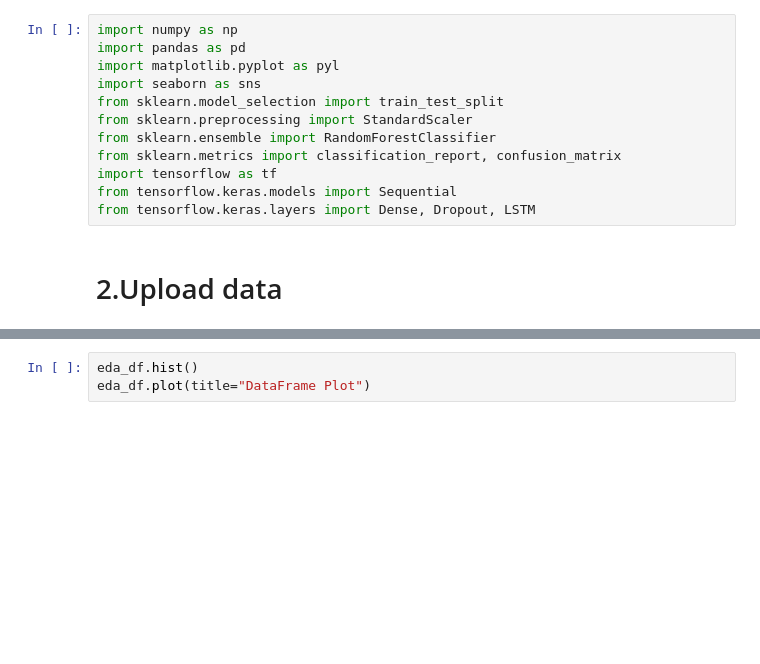
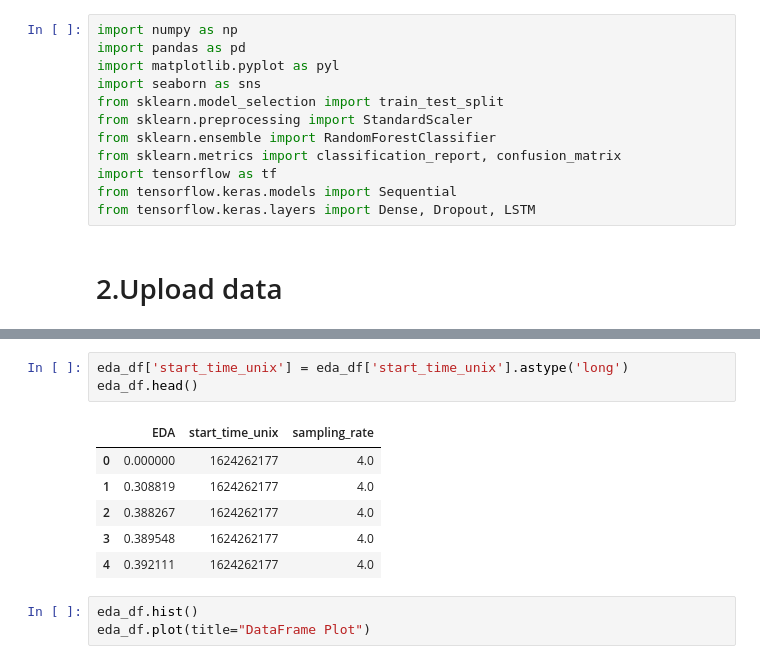
Before and after one commit to Hau09dw/Stress-And-Anxiety-Detection, a Jupyter notebook: notebook/preprocessing.ipynb, the cells around one changed output, grey strips where cells are left out. Cells and saved outputs as stored; diff of their text form; blank space fills up the shorter version.

```diff
--- a/notebook/preprocessing.ipynb
+++ b/notebook/preprocessing.ipynb
@@ -42,3 +43,13 @@ temp_df.head()
+# %%
+eda_df['start_time_unix'] = eda_df['start_time_unix'].astype('long')
+eda_df.head()
+# %% [output]
+|  | EDA | start_time_unix | sampling_rate |
+| 0 | 0.000000 | 1624262177 | 4.0 |
+| 1 | 0.308819 | 1624262177 | 4.0 |
+| 2 | 0.388267 | 1624262177 | 4.0 |
+| 3 | 0.389548 | 1624262177 | 4.0 |
+| 4 | 0.392111 | 1624262177 | 4.0 |
 # %%
 eda_df.hist()
 eda_df.plot(title="DataFrame Plot")
```
Also changed, not shown: parts of 5 cells of this notebook, 1 other file.
